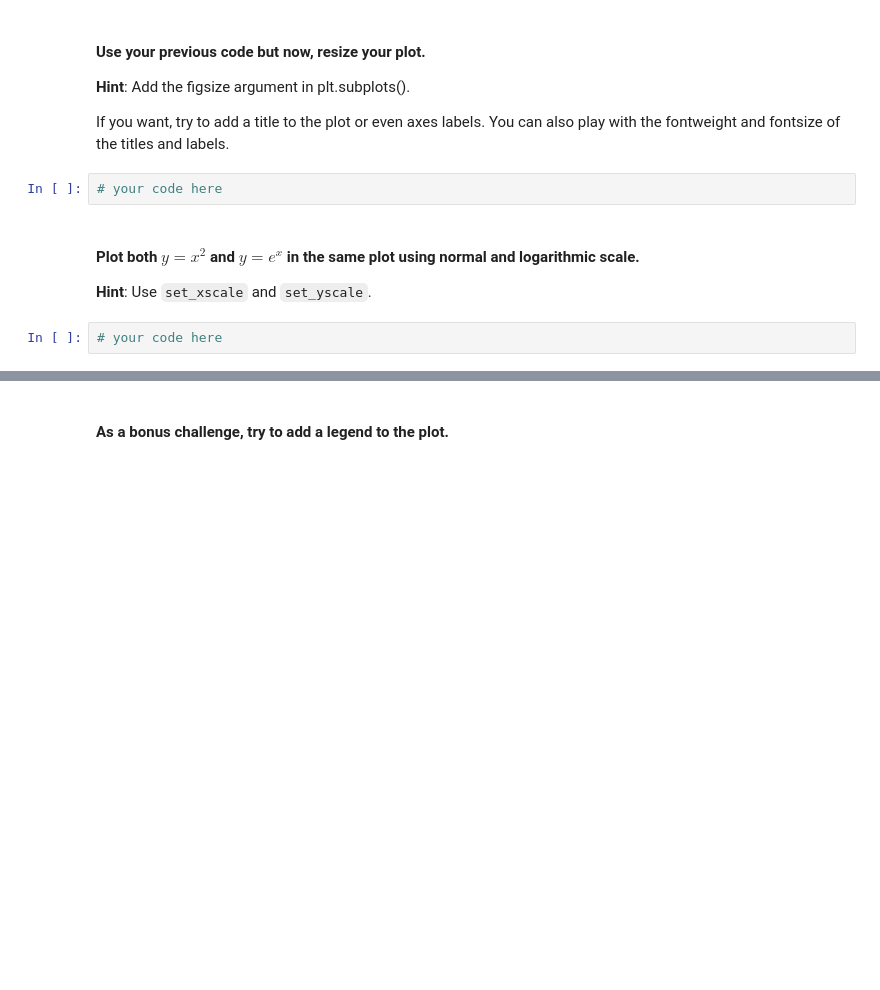
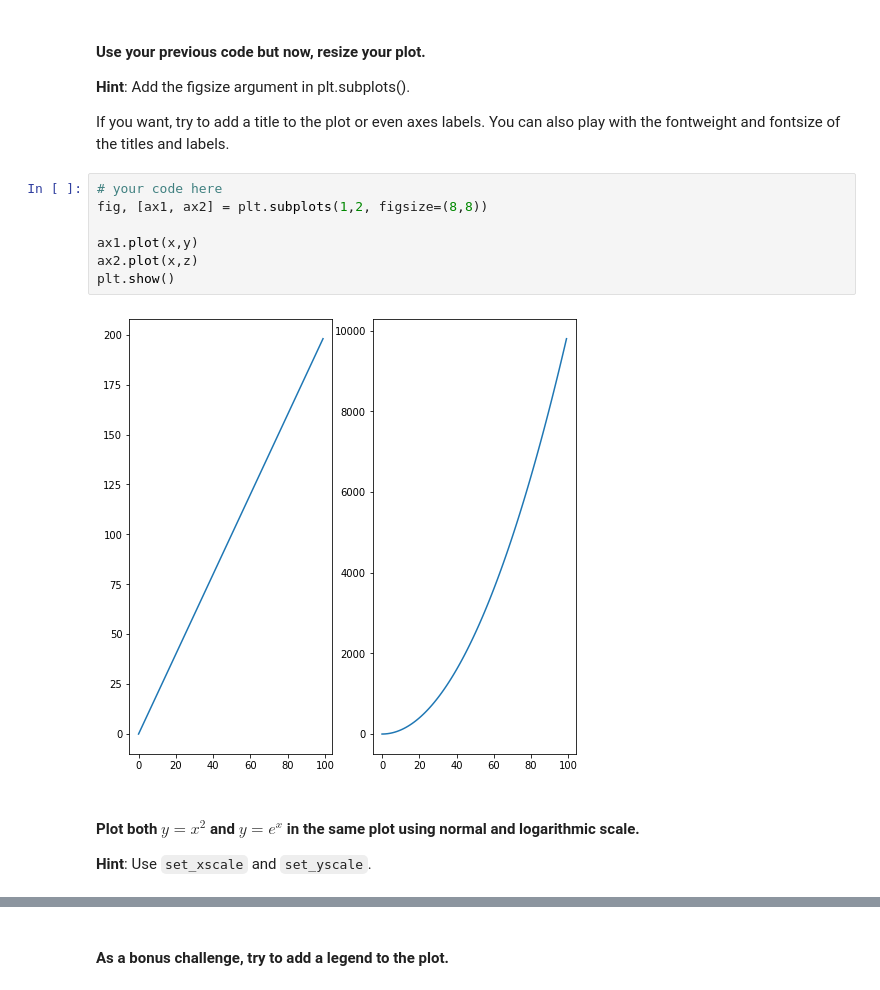
Before and after one commit to ta-datapt-bcn/lab-matplotlib-seaborn, a Jupyter notebook: your-code/main.ipynb, the cells around one changed output, grey strips where cells are left out. Cells and saved outputs as stored; diff of their text form; blank space fills up the shorter version.

```diff
--- a/your-code/main.ipynb
+++ b/your-code/main.ipynb
@@ -34,10 +49,15 @@ Also, play around with the linewidth and style. Use the ones you're most happy w
 **Hint**: Add the figsize argument in plt.subplots().
 
 If you want, try to add a title to the plot or even axes labels. You can also play with the fontweight and fontsize of the titles and labels.
-# %%
-# your code here
+# %%
+# your code here
+fig, [ax1, ax2] = plt.subplots(1,2, figsize=(8,8))
+
+ax1.plot(x,y)
+ax2.plot(x,z)
+plt.show()
+# %% [output]
+[figure, added]
 # %% [markdown]
 #### Plot both $y=x^2$ and $y=e^x$ in the same plot using normal and logarithmic scale.
 **Hint**: Use `set_xscale` and `set_yscale`.
-# %%
-# your code here
```
Also changed, not shown: parts of 41 cells of this notebook, 3 other files.
